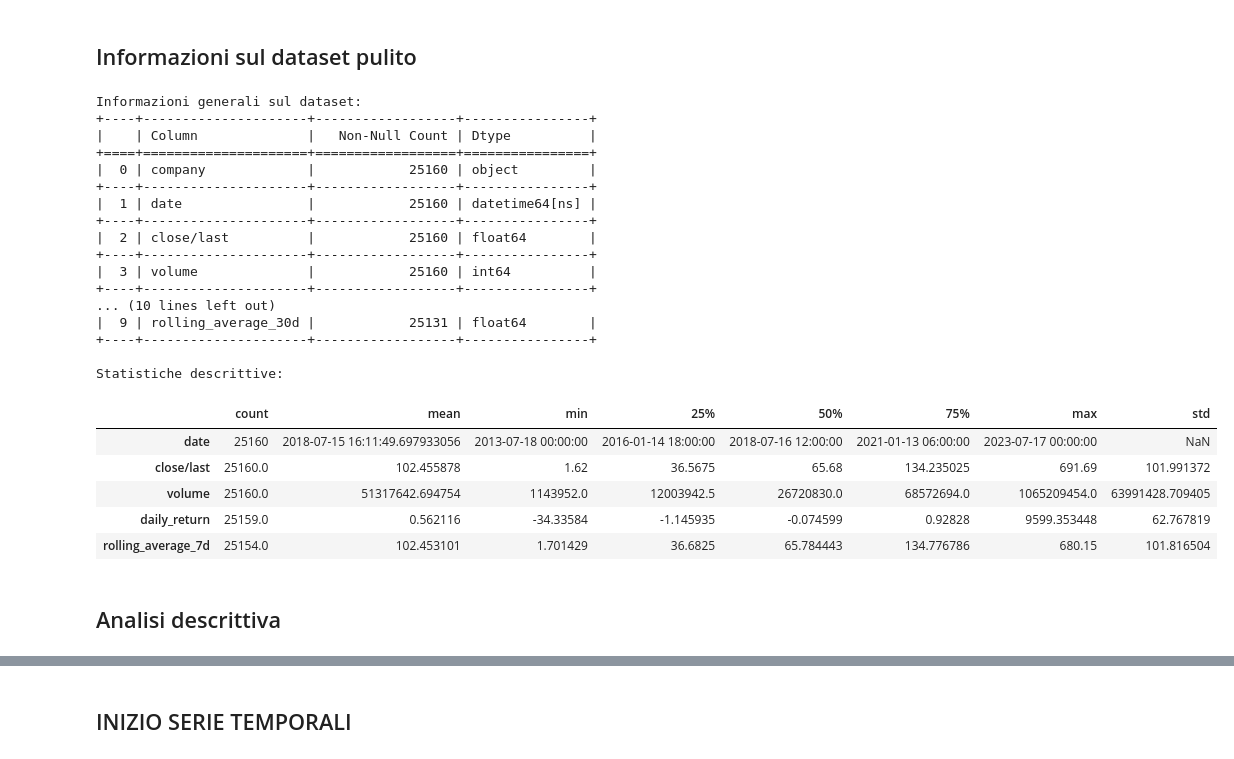
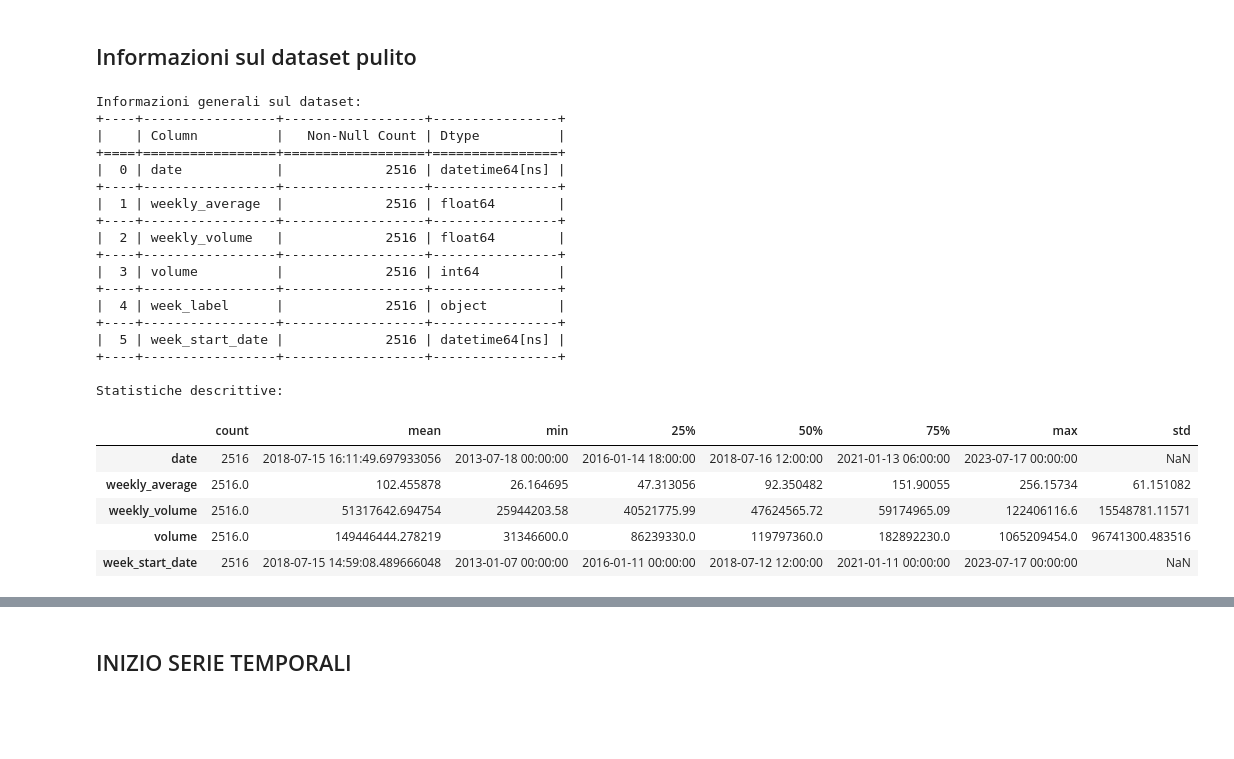
Before and after one commit to diegosantarelli/Data_science_2024, a Jupyter notebook: DS_Python/Stock_market.ipynb, the cells around one changed output, grey strips where cells are left out. Saved outputs shown, nothing was run; the diff lists cells and outputs as text; code cells hidden in the pictures; blank space fills up the shorter version.

```diff
--- a/DS_Python/Stock_market.ipynb
+++ b/DS_Python/Stock_market.ipynb
@@ -132,40 +219,39 @@ Ultimi dati:
 # %%
 print("Informazioni generali sul dataset:")
 df_info = pd.DataFrame({
-    "Column": df_cleaned.columns,
-    "Non-Null Count": df_cleaned.notnull().sum().values,
-    "Dtype": df_cleaned.dtypes.values
+    "Column": df_apple.columns,
+    "Non-Null Count": df_apple.notnull().sum().values,
+    "Dtype": df_apple.dtypes.values
 })
 
 print(tabulate(df_info, headers="keys", tablefmt="grid"))
 
 # Statistiche descrittive
 print("\nStatistiche descrittive:")
-df_stats = df_cleaned.describe().T
+df_stats = df_apple.describe().T
 df_stats.head()
 # %% [output]
 Informazioni generali sul dataset:
-+----+---------------------+------------------+----------------+
-|    | Column              |   Non-Null Count | Dtype          |
-+====+=====================+==================+================+
-|  0 | company             |            25160 | object         |
-+----+---------------------+------------------+----------------+
-|  1 | date                |            25160 | datetime64[ns] |
-+----+---------------------+------------------+----------------+
-|  2 | close/last          |            25160 | float64        |
-+----+---------------------+------------------+----------------+
-|  3 | volume              |            25160 | int64          |
-+----+---------------------+------------------+----------------+
-... (10 lines left out)
-|  9 | rolling_average_30d |            25131 | float64        |
-+----+---------------------+------------------+----------------+
++----+-----------------+------------------+----------------+
+|    | Column          |   Non-Null Count | Dtype          |
++====+=================+==================+================+
+|  0 | date            |             2516 | datetime64[ns] |
++----+-----------------+------------------+----------------+
+|  1 | weekly_average  |             2516 | float64        |
++----+-----------------+------------------+----------------+
+|  2 | weekly_volume   |             2516 | float64        |
++----+-----------------+------------------+----------------+
+|  3 | volume          |             2516 | int64          |
++----+-----------------+------------------+----------------+
+|  4 | week_label      |             2516 | object         |
++----+-----------------+------------------+----------------+
+|  5 | week_start_date |             2516 | datetime64[ns] |
++----+-----------------+------------------+----------------+
 
 Statistiche descrittive:
 |  | count | mean | min | 25% | 50% | 75% | max | std |
-| date | 25160 | 2018-07-15 16:11:49.697933056 | 2013-07-18 00:00:00 | 2016-01-14 18:00:00 | 2018-07-16 12:00:00 | 2021-01-13 06:00:00 | 2023-07-17 00:00:00 | NaN |
-| close/last | 25160.0 | 102.455878 | 1.62 | 36.5675 | 65.68 | 134.235025 | 691.69 | 101.991372 |
-| volume | 25160.0 | 51317642.694754 | 1143952.0 | 12003942.5 | 26720830.0 | 68572694.0 | 1065209454.0 | 63991428.709405 |
-| daily_return | 25159.0 | 0.562116 | -34.33584 | -1.145935 | -0.074599 | 0.92828 | 9599.353448 | 62.767819 |
-| rolling_average_7d | 25154.0 | 102.453101 | 1.701429 | 36.6825 | 65.784443 | 134.776786 | 680.15 | 101.816504 |
+| date | 2516 | 2018-07-15 16:11:49.697933056 | 2013-07-18 00:00:00 | 2016-01-14 18:00:00 | 2018-07-16 12:00:00 | 2021-01-13 06:00:00 | 2023-07-17 00:00:00 | NaN |
+| weekly_average | 2516.0 | 102.455878 | 26.164695 | 47.313056 | 92.350482 | 151.90055 | 256.15734 | 61.151082 |
+| weekly_volume | 2516.0 | 51317642.694754 | 25944203.58 | 40521775.99 | 47624565.72 | 59174965.09 | 122406116.6 | 15548781.11571 |
+| volume | 2516.0 | 149446444.278219 | 31346600.0 | 86239330.0 | 119797360.0 | 182892230.0 | 1065209454.0 | 96741300.483516 |
+| week_start_date | 2516 | 2018-07-15 14:59:08.489666048 | 2013-01-07 00:00:00 | 2016-01-11 00:00:00 | 2018-07-12 12:00:00 | 2021-01-11 00:00:00 | 2023-07-17 00:00:00 | NaN |
-# %% [markdown]
-## Analisi descrittiva
```
Also changed, not shown: parts of 63 cells of this notebook.
